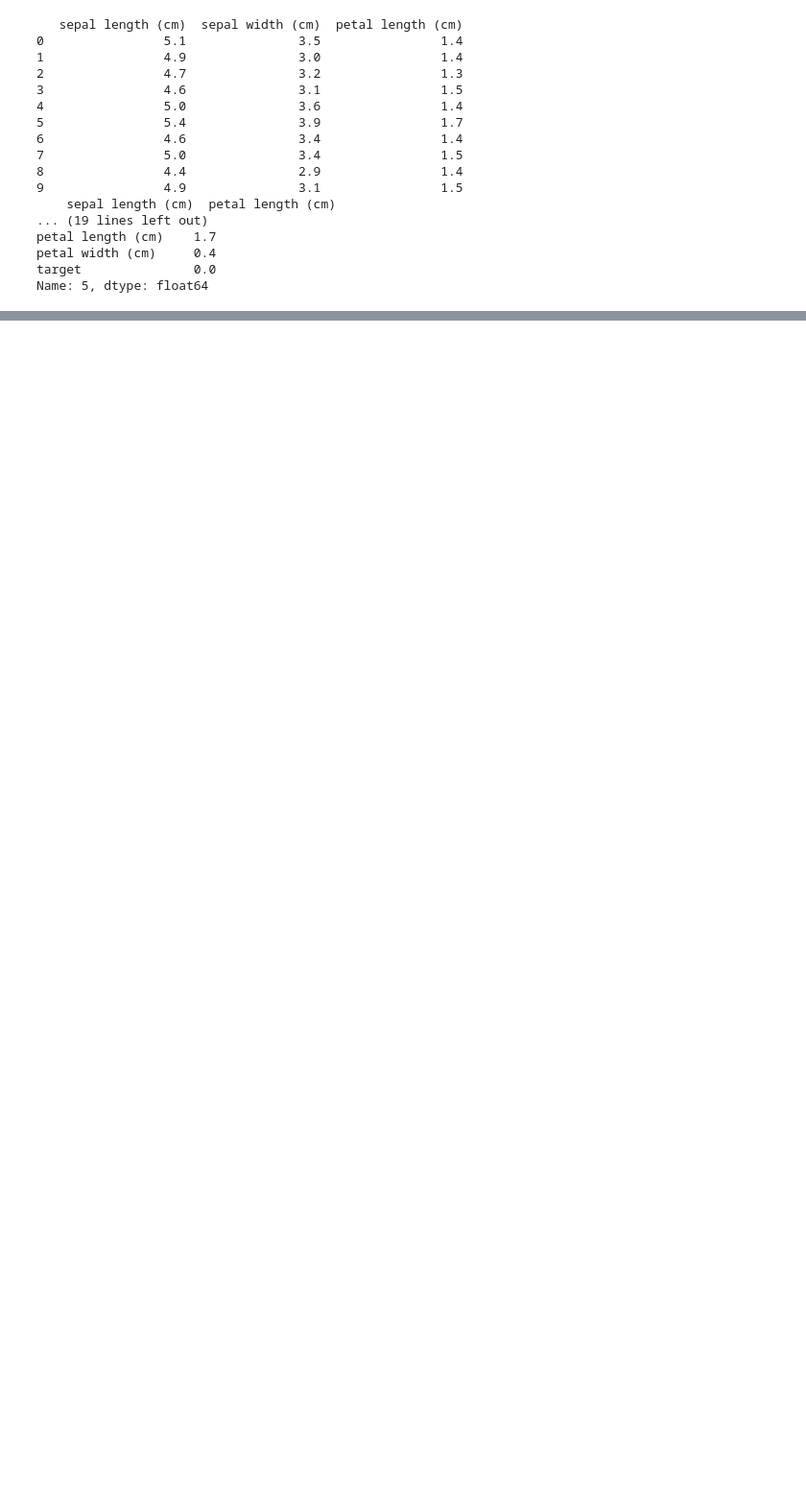
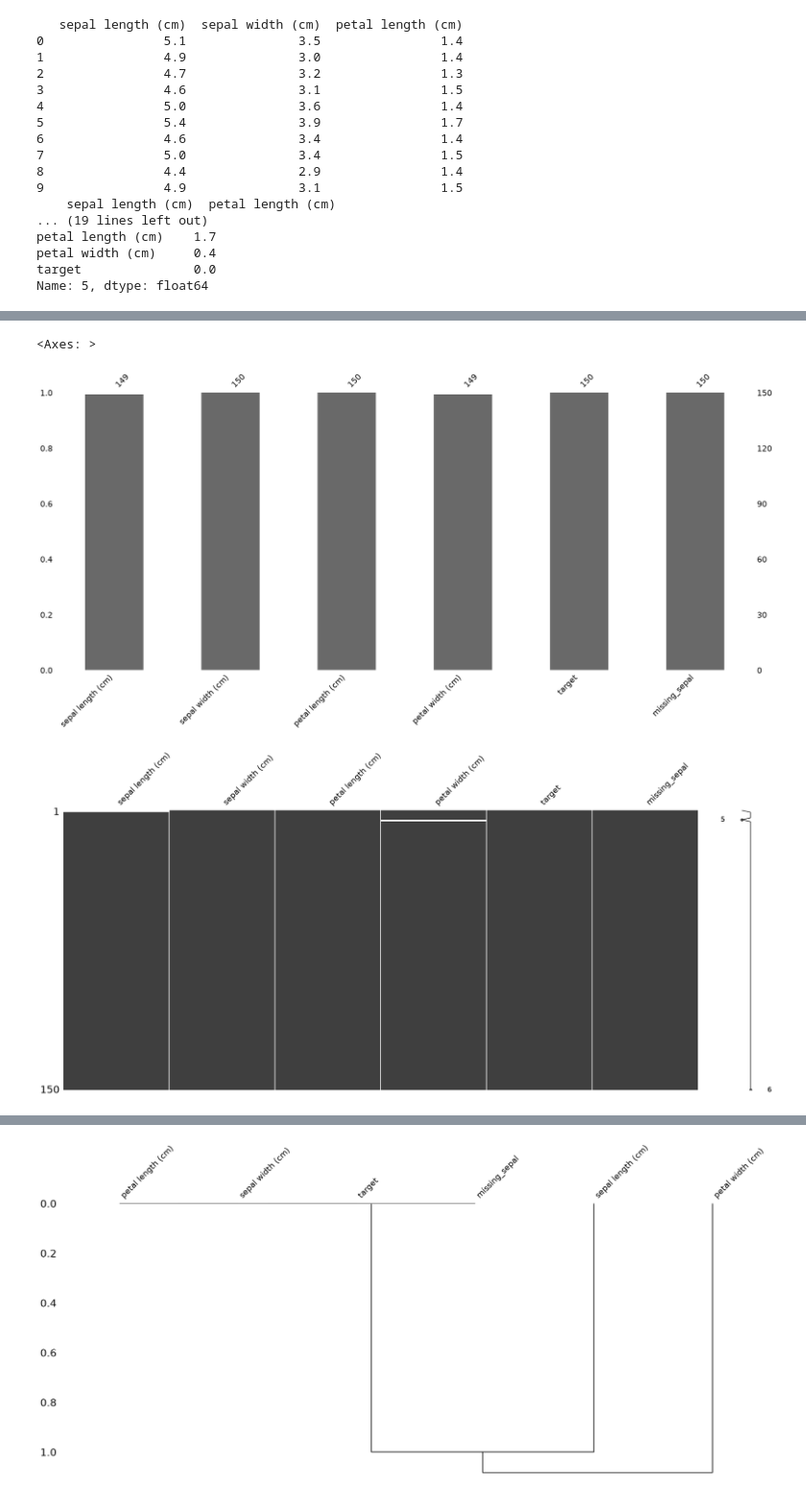
Before and after one commit to lindo000/Applied-ML-, a Jupyter notebook: ml-aging-project/01_eda_iris.ipynb, the cells around one changed output, grey strips where cells are left out. Shown at 96% size. Cells and saved outputs as stored; diff of their text form; code cells hidden in the pictures; blank space fills up the shorter version.

```diff
--- a/ml-aging-project/01_eda_iris.ipynb
+++ b/ml-aging-project/01_eda_iris.ipynb
@@ -223,0 +322,10 @@ Lektion 9: Sorting – Daten sortieren
+# %%
+import numpy as np
+
+df_missing = df.copy()
+df_missing.loc[0, "sepal length (cm)"] = np.nan
+
+df_missing.loc[5, "petal width (cm)"] = np.nan
+print(df_missing.shape)
+print(df_missing.isna().sum())
+print(df_missing.head(5))
@@ -223,0 +526,4 @@ Lektion 9: Sorting – Daten sortieren
+# %%
+df_missing["missing_sepal"] = df_missing["sepal length (cm)"].isna()
+
+df_missing.groupby("target")["missing_sepal"].sum()
@@ -223,0 +543,12 @@ Lektion 9: Sorting – Daten sortieren
+# %%
+import missingno as msno
+
+
+msno.bar(df_missing)
+msno.matrix(df_missing)
+msno.heatmap(df_missing)
+msno.dendrogram(df_missing)
+# %% [output]
+<Axes: >
+[figure, added]
+[figure, added]
@@ -223,0 +556 @@ Lektion 9: Sorting – Daten sortieren
+[figure, added]
```
Also changed, not shown: parts of 24 cells of this notebook.
